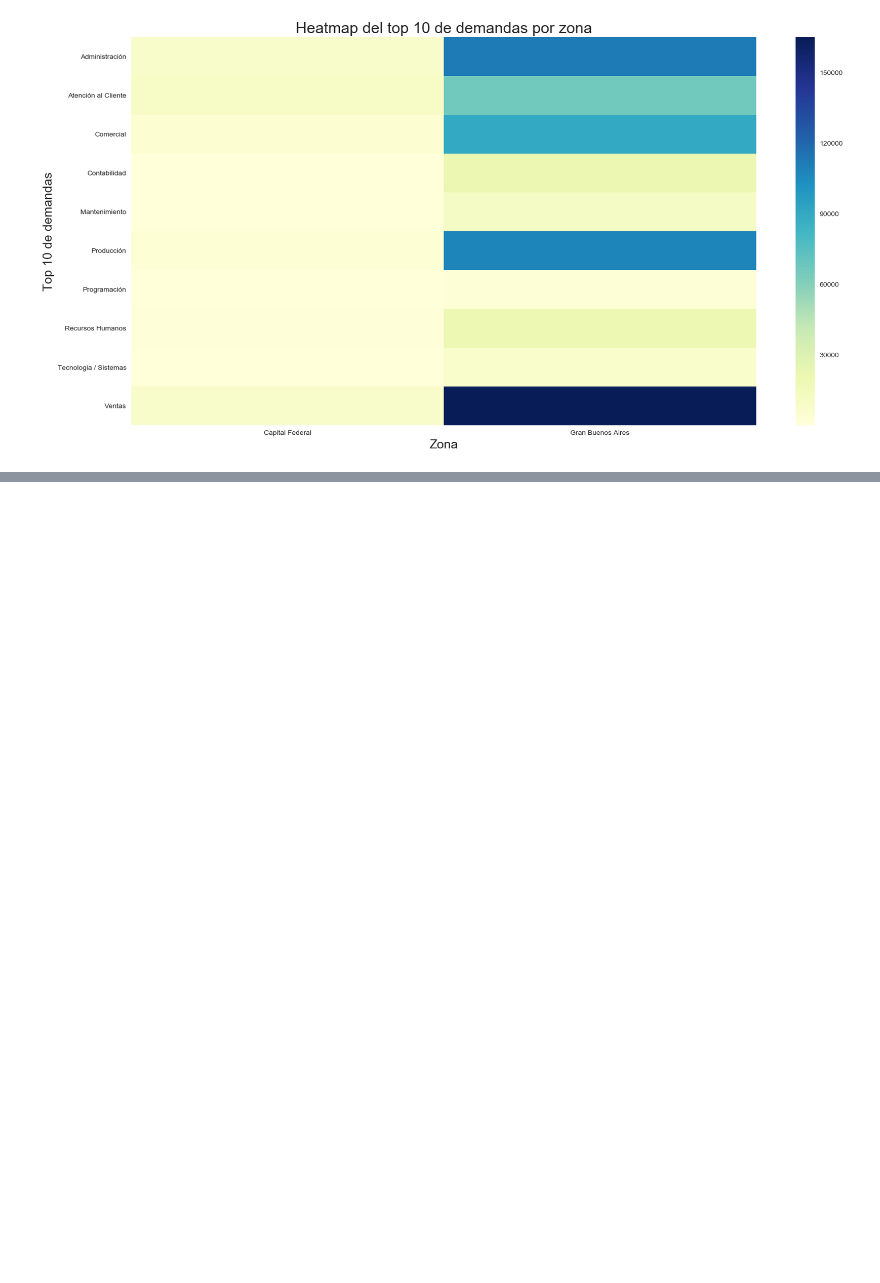
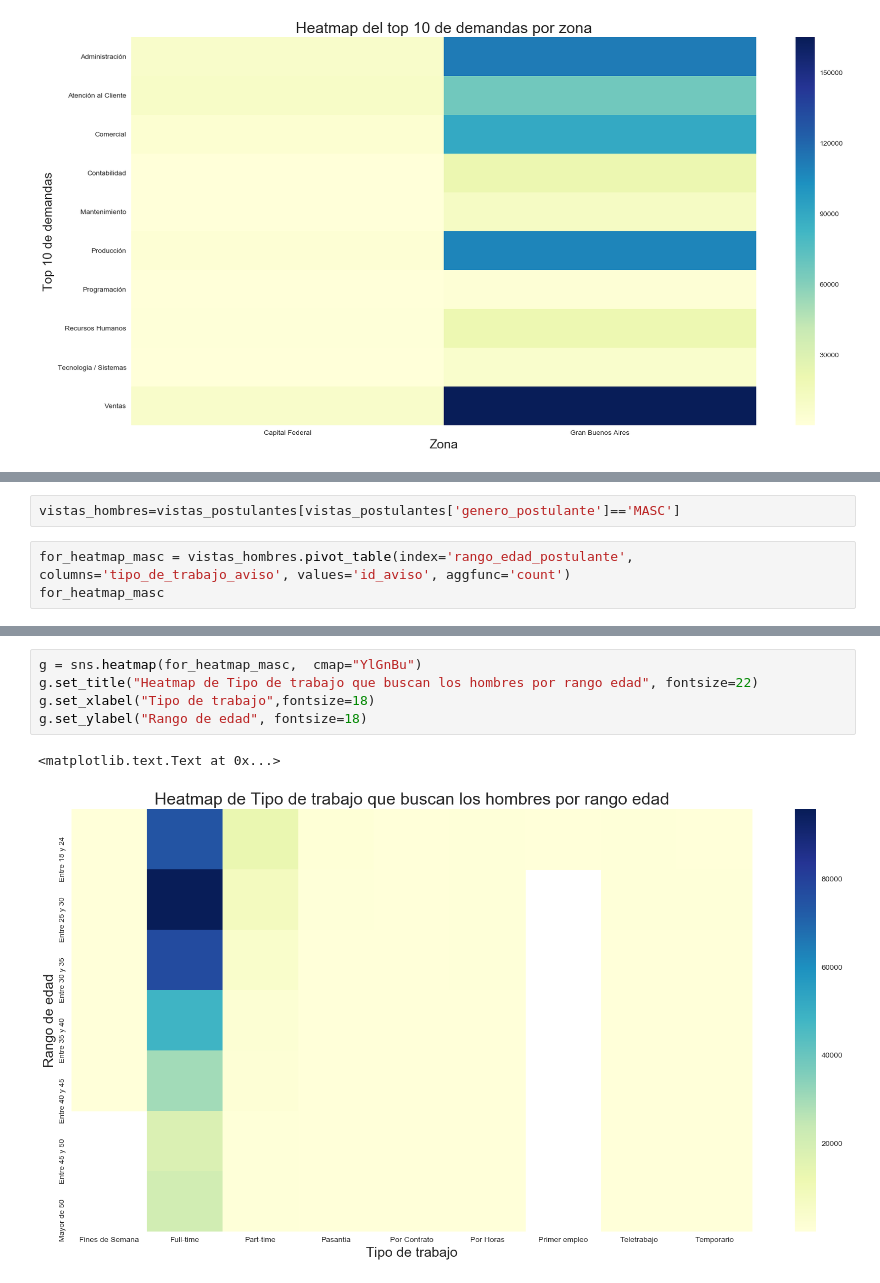
Before and after one commit to pachamama-labs/navent_visualization, a Jupyter notebook: src/Finger 1.ipynb, the cells around one changed output, grey strips where cells are left out. Drawn from its saved outputs; the diff is of its cells as text; blank space fills up the shorter version.

```diff
--- a/src/Finger 1.ipynb
+++ b/src/Finger 1.ipynb
@@ -261,0 +416,5 @@ g.set_ylabel("Top 10 de demandas", fontsize=18)
+# %%
+vistas_hombres=vistas_postulantes[vistas_postulantes['genero_postulante']=='MASC']
+# %%
+for_heatmap_masc = vistas_hombres.pivot_table(index='rango_edad_postulante', columns='tipo_de_trabajo_aviso', values='id_aviso', aggfunc='count')
+for_heatmap_masc
@@ -261,0 +431,8 @@ g.set_ylabel("Top 10 de demandas", fontsize=18)
+# %%
+g = sns.heatmap(for_heatmap_masc,  cmap="YlGnBu")
+g.set_title("Heatmap de Tipo de trabajo que buscan los hombres por rango edad", fontsize=22)
+g.set_xlabel("Tipo de trabajo",fontsize=18)
+g.set_ylabel("Rango de edad", fontsize=18)
+# %% [output]
+<matplotlib.text.Text at 0x...>
+[figure, added]
```
Also changed, not shown: parts of 22 cells of this notebook.
